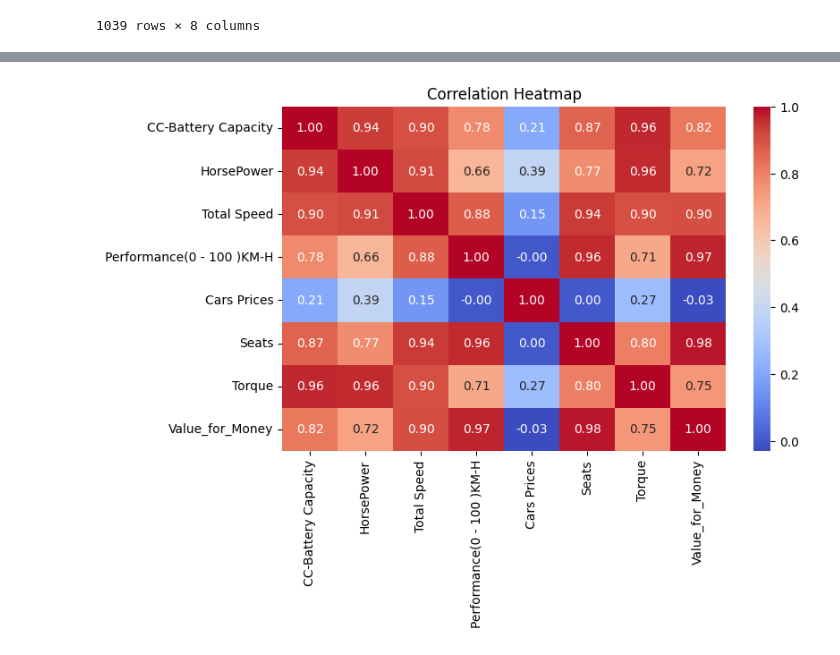
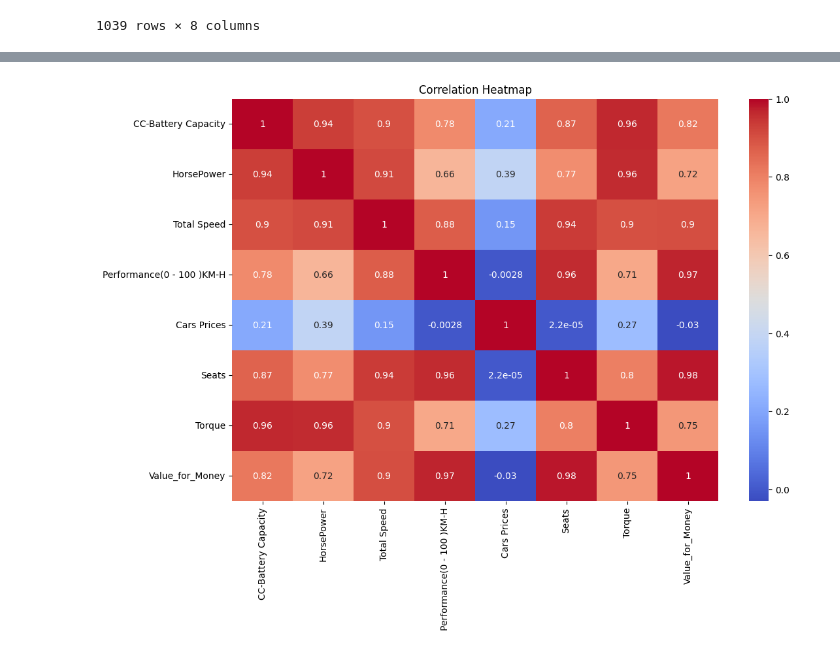
Before and after one commit to Favasfachu/final-project, a Jupyter notebook: FINAL_PROJECT.ipynb, the cells around one changed output, grey strips where cells are left out. Cells and saved outputs as stored; diff of their text form; code cells hidden in the pictures.

```diff
--- a/FINAL_PROJECT.ipynb
+++ b/FINAL_PROJECT.ipynb
@@ -794,7 +800,7 @@ data2
 | Mazda | 2620 | 700.0 | 320.0 | 3.5 | 7000000.0 | 1 | ... |
 1039 rows × 8 columns
 # %%
-data3 = data2.groupby(('Company Names'),axis=0).mean()
+data3 = data2.groupby(('Company Names'),axis=0).sum()
 data3
 # %% [output]
 |  | CC-Battery Capacity | HorsePower | Total Speed | Performance(0 - 100 )KM-H | Cars Prices | Seats | ... |
@@ -893,8 +915,7 @@ plt.show()
 # %%
-# CORRELATTION HEAT MAP
-plt.figure(figsize=(8,5))
-sns.heatmap(data2.corr(), annot=True, cmap='coolwarm', fmt='.2f')
+plt.figure(figsize=(12,8))
+sns.heatmap(data3.corr(numeric_only=True), annot=True, cmap='coolwarm')
 plt.title('Correlation Heatmap')
 plt.show()
 # %% [output]
-[figure, old version]
+[figure, new version]
```
Also changed, not shown: parts of 25 cells of this notebook.
